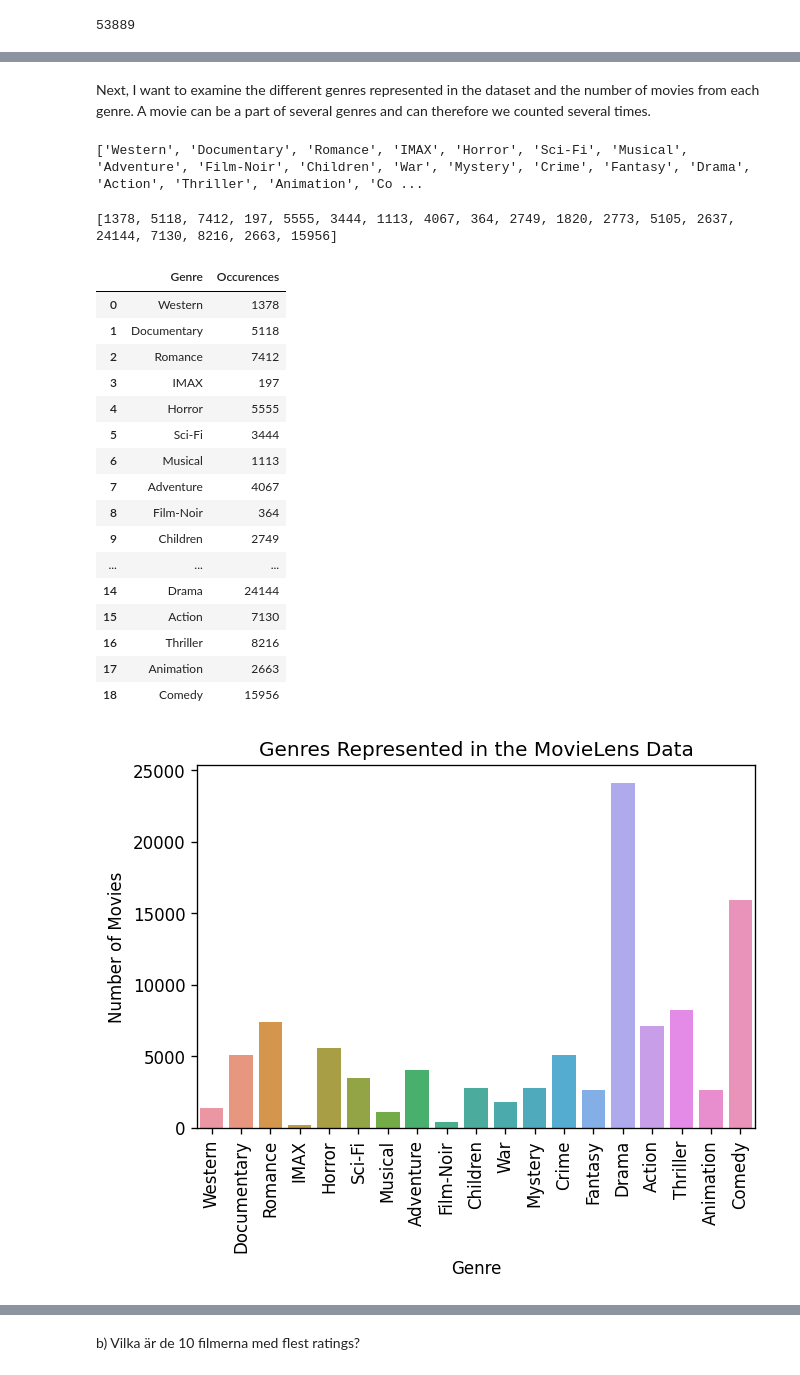
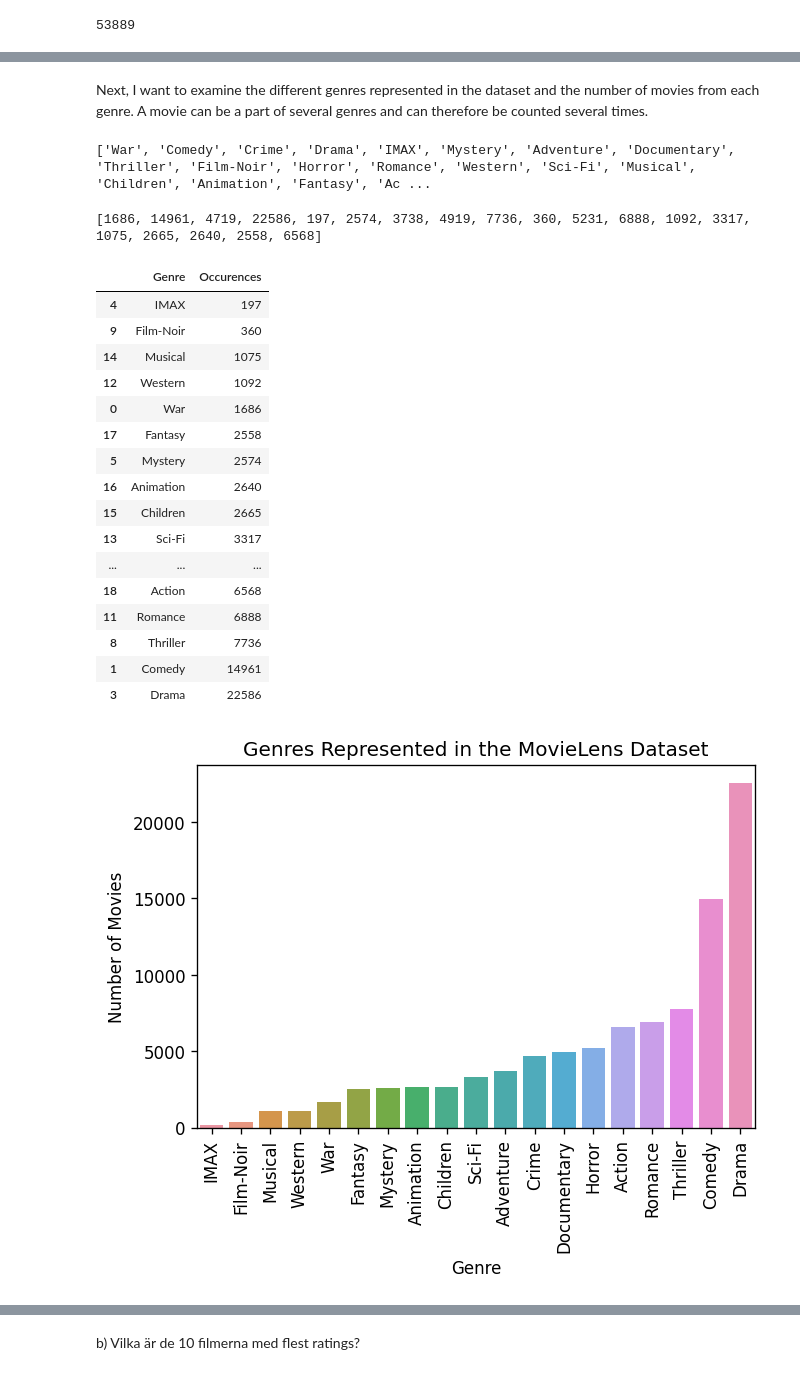
Before and after one commit to Anna-MariaSjolund/Machine-learning, a Jupyter notebook: labs/lab_movie_recommendations.ipynb, the cells around one changed output, grey strips where cells are left out. Drawn from its saved outputs; the diff is of its cells as text; code cells hidden in the pictures.

```diff
--- a/labs/lab_movie_recommendations.ipynb
+++ b/labs/lab_movie_recommendations.ipynb
@@ -60,0 +79,3 @@ print(movies["movieId"].nunique()) # There are movies in the movies dataset that
+# %%
+movies = movies[movies["movieId"].isin(ratings["movieId"])]
+len(movies)
@@ -61,10 +84,9 @@ print(movies["movieId"].nunique()) # There are movies in the movies dataset that
 # %% [markdown]
-Next, I want to examine the different genres represented in the dataset and the number of movies from each genre. A movie can be a part of several genres and can therefore we counted several times.
+Next, I want to examine the different genres represented in the dataset and the number of movies from each genre. A movie can be a part of several genres and can therefore be counted several times.
 # %%
 # Picks out the unique genres
 
 all_genres = movies["genres"].unique() # Picks out all unique combinations of genres to ease the loop
-
 genres = []
 
 for genre in all_genres:
@@ -74,7 +96,7 @@ unique_genres = list(set(genres)) # Picks out the unique genres
 unique_genres.remove("(no genres listed)")
 print(unique_genres)
 # %% [output]
-['Western', 'Documentary', 'Romance', 'IMAX', 'Horror', 'Sci-Fi', 'Musical', 'Adventure', 'Film-Noir', 'Children', 'War', 'Mystery', 'Crime', 'Fantasy', 'Drama', 'Action', 'Thriller', 'Animation', 'Co ...
+['War', 'Comedy', 'Crime', 'Drama', 'IMAX', 'Mystery', 'Adventure', 'Documentary', 'Thriller', 'Film-Noir', 'Horror', 'Romance', 'Western', 'Sci-Fi', 'Musical', 'Children', 'Animation', 'Fantasy', 'Ac ...
 # %%
 # Count the number of occurences for each genre
 
@@ -85,34 +107,34 @@ for genre in unique_genres:
 
 print(number_of_occurences)
 # %% [output]
-[1378, 5118, 7412, 197, 5555, 3444, 1113, 4067, 364, 2749, 1820, 2773, 5105, 2637, 24144, 7130, 8216, 2663, 15956]
+[1686, 14961, 4719, 22586, 197, 2574, 3738, 4919, 7736, 360, 5231, 6888, 1092, 3317, 1075, 2665, 2640, 2558, 6568]
 # %%
-genres_occurences = pd.DataFrame({"Genre":unique_genres, "Occurences":number_of_occurences})
+genres_occurences = pd.DataFrame({"Genre":unique_genres, "Occurences":number_of_occurences}).sort_values("Occurences")
 genres_occurences
 # %% [output]
 |  | Genre | Occurences |
-| 0 | Western | 1378 |
-| 1 | Documentary | 5118 |
-| 2 | Romance | 7412 |
-| 3 | IMAX | 197 |
-| 4 | Horror | 5555 |
-| 5 | Sci-Fi | 3444 |
-| 6 | Musical | 1113 |
-| 7 | Adventure | 4067 |
-| 8 | Film-Noir | 364 |
-| 9 | Children | 2749 |
+| 4 | IMAX | 197 |
+| 9 | Film-Noir | 360 |
+| 14 | Musical | 1075 |
+| 12 | Western | 1092 |
+| 0 | War | 1686 |
+| 17 | Fantasy | 2558 |
+| 5 | Mystery | 2574 |
+| 16 | Animation | 2640 |
+| 15 | Children | 2665 |
+| 13 | Sci-Fi | 3317 |
 | ... | ... | ... |
-| 14 | Drama | 24144 |
-| 15 | Action | 7130 |
-| 16 | Thriller | 8216 |
-| 17 | Animation | 2663 |
-| 18 | Comedy | 15956 |
+| 18 | Action | 6568 |
+| 11 | Romance | 6888 |
+| 8 | Thriller | 7736 |
+| 1 | Comedy | 14961 |
+| 3 | Drama | 22586 |
 # %%
 fig = plt.figure(dpi=120)
 ax = sns.barplot(x=genres_occurences["Genre"], y=genres_occurences["Occurences"])
 
 _ = ax.set_xticklabels(ax.get_xticklabels(), rotation = 90)
-_ = ax.set(title="Genres Represented in the MovieLens Data", ylabel="Number of Movies")
+_ = ax.set(title="Genres Represented in the MovieLens Dataset", ylabel="Number of Movies")
 # %% [output]
-[figure, old version]
+[figure, new version]
 # %% [markdown]
```
Also changed, not shown: parts of 23 cells of this notebook.
